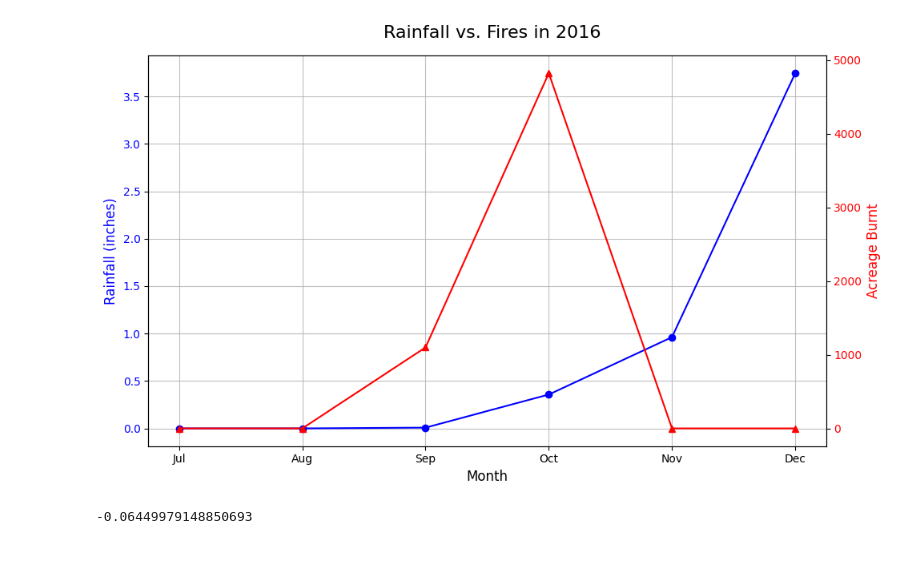
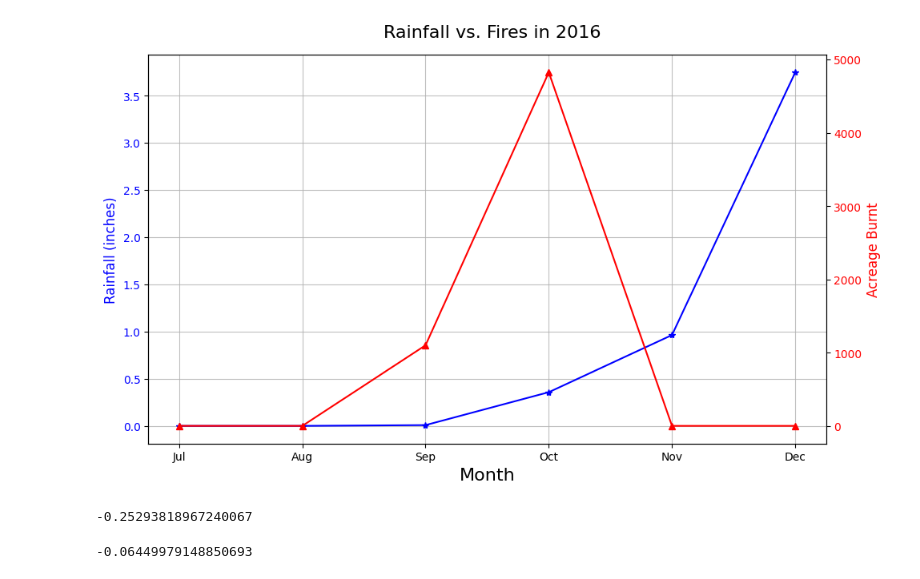
Before and after one commit to nebcode/LA_Fires_2025, a Jupyter notebook: LA_Comparison.ipynb, the cells around one changed output. Drawn from its saved outputs; the diff is of its cells as text; code cells hidden in the pictures.

Commit message:
update rainfall

```diff
--- a/LA_Comparison.ipynb
+++ b/LA_Comparison.ipynb
@@ -40,36 +56,33 @@ comparison_data = spi_data_long.merge(fire_data_long, on = ['Year','Month'])
 # %%
 
 
 def fire_against_rain(year):
-    # Filter data for the specified year
+
     year_data = comparison_data[comparison_data['Year'] == year]
 
-
-    # Create the figure and primary y-axis
     fig, ax1 = plt.subplots(figsize=(10, 6))
 
     # Plot Rainfall (primary y-axis)
-    ax1.plot(year_data['Month'], year_data['Rainfall'], color='blue', marker='o', label='Rainfall (inches)')
-    ax1.set_xlabel('Month', fontsize=12)
+    ax1.plot(year_data['Month'], year_data['Rainfall'], color='blue', marker='*', label='Rainfall (inches)')
+    ax1.set_xlabel('Month', fontsize=16)
     ax1.set_ylabel('Rainfall (inches)', color='blue', fontsize=12)
     ax1.tick_params(axis='y', labelcolor='blue')
     ax1.grid(alpha=.8)
 
-    # Create the secondary y-axis
+    # Plot Fires on the secondary y-axis
     ax2 = ax1.twinx()
     ax2.plot(year_data['Month'], year_data['Acreage_Burnt'], color='red', marker='^', label='Acreage Burnt')
     ax2.set_ylabel('Acreage Burnt', color='red', fontsize=12)
     ax2.tick_params(axis='y', labelcolor='red')
 
-    # Add title and legend
     fig.suptitle(f'Rainfall vs. Fires in {year}', fontsize=16)
     fig.tight_layout()  # Adjust layout to prevent overlap
 
     plt.show()
 
 fire_against_rain(2016)
 # %% [output]
-[figure, old version]
+[figure, new version]
 # %%
 def r_weather(year):
     weather = comparison_data[comparison_data['Year'] == year]
@@ -77,7 +90,9 @@ def r_weather(year):
     acres = weather['Acreage_Burnt']
     return np.corrcoef(rain, acres)[0,1]
 
-# r_weather(2016)
+r_weather(2014)
+# %% [output]
+-0.25293818967240067
 # %%
 #Correlation from 2014-'24
 avg_weather = comparison_data#.groupby('Month').mean().drop(columns='Year')
```
Also changed, not shown: parts of 1 cell of this notebook.
